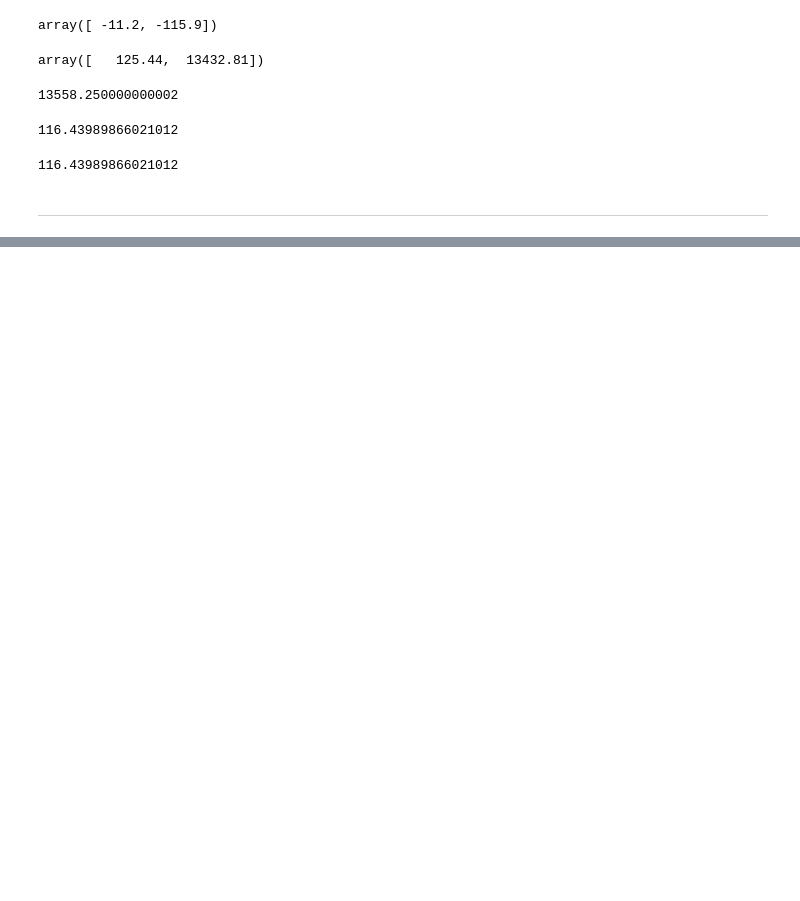
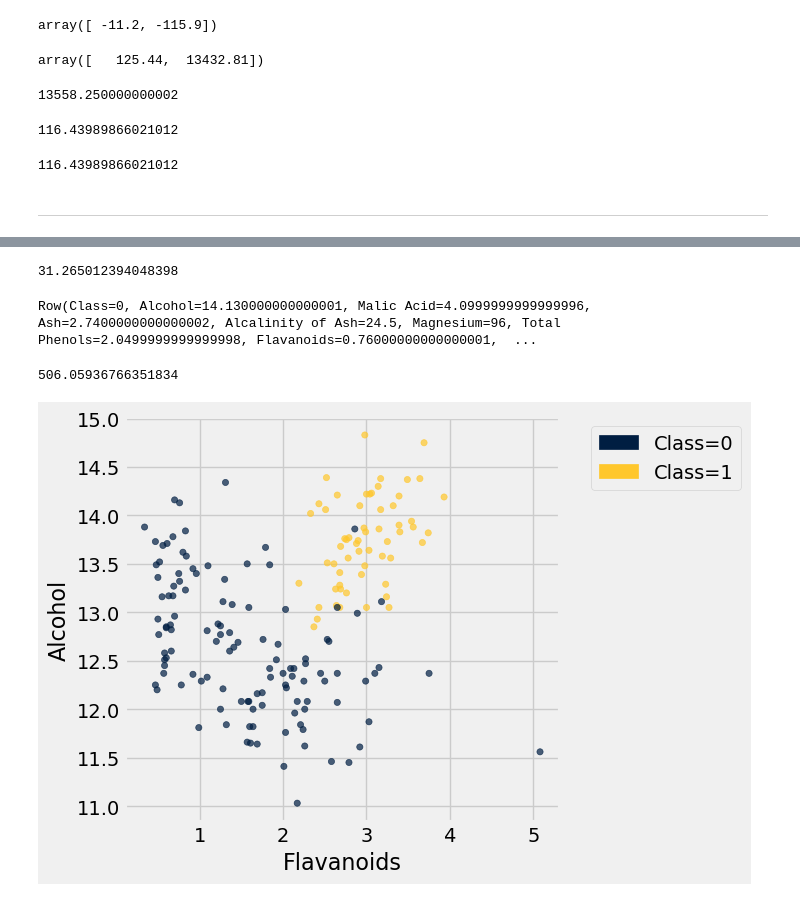
Before and after one commit to lawtonsclass/f25-code-from-class, a Jupyter notebook: data8/ch17.ipynb, the cells around one changed output, grey strips where cells are left out. Cells and saved outputs as stored; diff of their text form; code cells hidden in the pictures; blank space fills up the shorter version.

```diff
--- a/data8/ch17.ipynb
+++ b/data8/ch17.ipynb
@@ -347,0 +573,3 @@ distance(alice, np.array(patient1))
+# %%
+wine = Table.read_table('data/wine.csv')
+wine.sample(10)
@@ -347,0 +588,10 @@ distance(alice, np.array(patient1))
+# %%
+# we'll focus on class 1 vs. the rest
+def is_one(x):
+    if x == 1:
+        return 1
+    else:
+        return 0
+
+wine = wine.with_column('Class', wine.apply(is_one, 0))
+wine.sample(10)
@@ -347,0 +625,19 @@ distance(alice, np.array(patient1))
+# %%
+wine_attributes = wine.drop('Class')
+distance(np.array(wine_attributes.row(0)), np.array(wine_attributes.row(1))) # both class 1
+# ^ the distance function is comparing a ton of values all at once!
+# %% [output]
+31.265012394048398
+# %%
+wine.row(177)
+# %% [output]
+Row(Class=0, Alcohol=14.130000000000001, Malic Acid=4.0999999999999996, Ash=2.7400000000000002, Alcalinity of Ash=24.5, Magnesium=96, Total Phenols=2.0499999999999998, Flavanoids=0.76000000000000001,  ...
+# %%
+distance(np.array(wine_attributes.row(0)), np.array(wine_attributes.row(177)))
+# class 1 vs. class 0
+# %% [output]
+506.05936766351834
+# %%
+wine.scatter('Flavanoids', 'Alcohol', group='Class')
+# %% [output]
+[figure, added]
```
Also changed, not shown: parts of 52 cells of this notebook.
